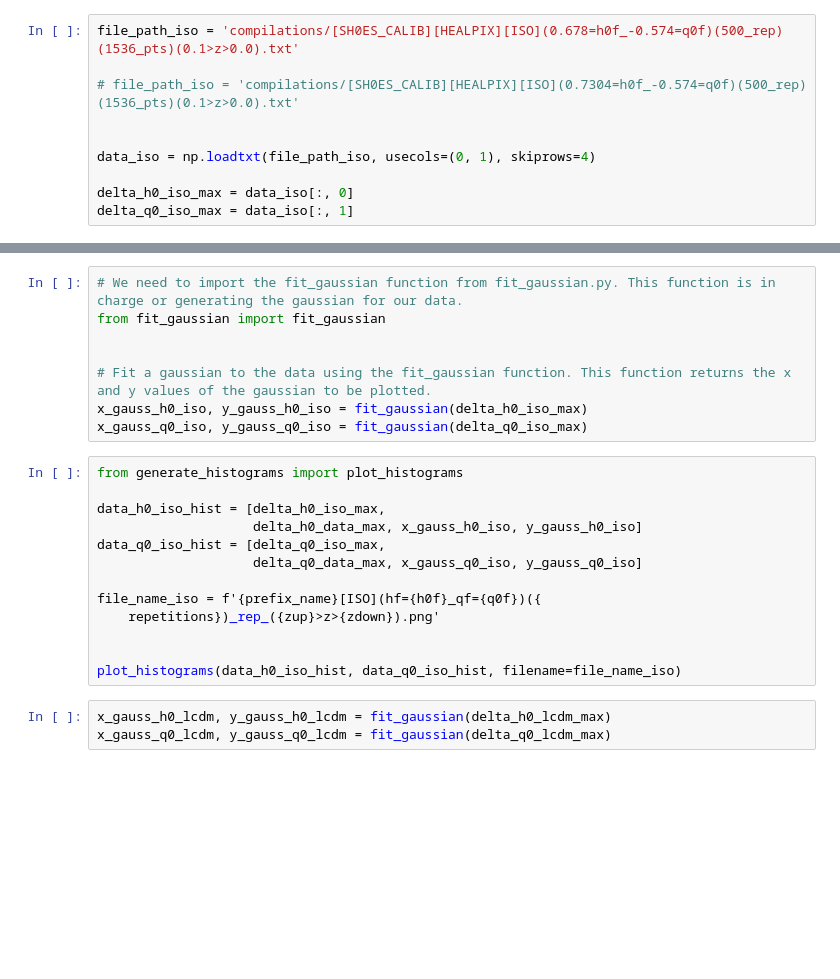
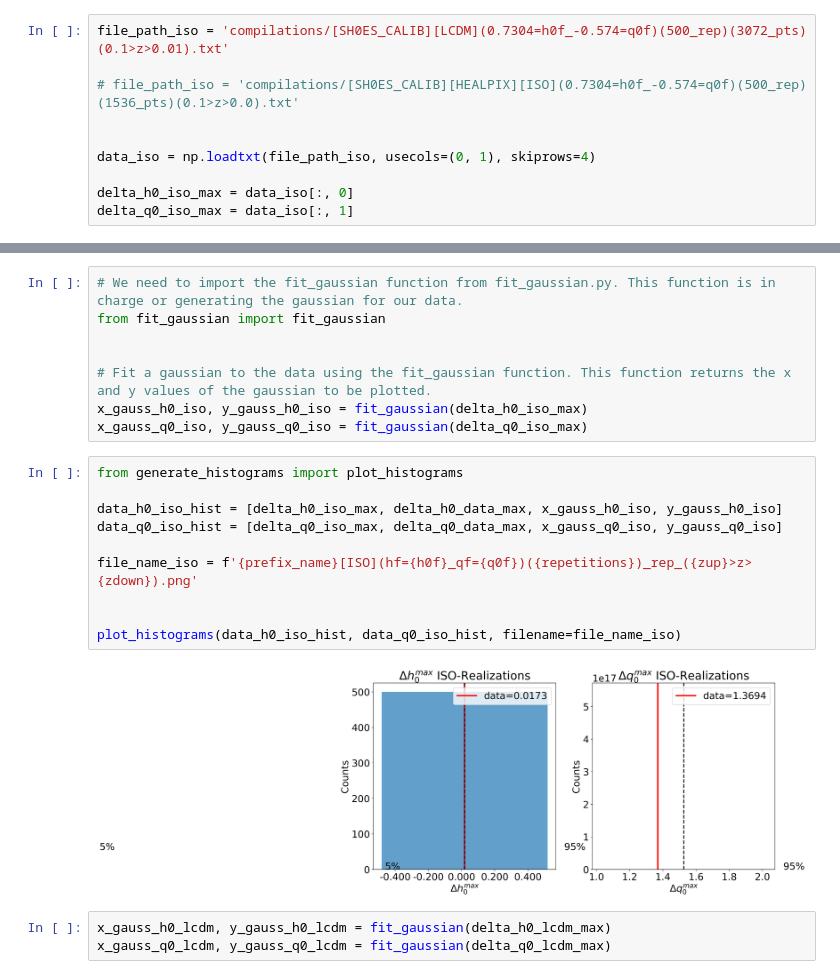
Before and after one commit to leoriohub/cosmographic_analysis, a Jupyter notebook: main.ipynb, the cells around one changed output, grey strips where cells are left out. Saved outputs shown, nothing was run; the diff lists cells and outputs as text; blank space fills up the shorter version.

```diff
--- a/main.ipynb
+++ b/main.ipynb
@@ -500,7 +495,7 @@ np.savetxt(filename_lcdm, save_data_lcdm, header=header_lcdm)
 # %% [markdown]
 # Load the results from text files
 # %%
-file_path_iso = 'compilations/[SH0ES_CALIB][HEALPIX][ISO](0.678=h0f_-0.574=q0f)(500_rep)(1536_pts)(0.1>z>0.0).txt'
+file_path_iso = 'compilations/[SH0ES_CALIB][LCDM](0.7304=h0f_-0.574=q0f)(500_rep)(3072_pts)(0.1>z>0.01).txt'
 
 # file_path_iso = 'compilations/[SH0ES_CALIB][HEALPIX][ISO](0.7304=h0f_-0.574=q0f)(500_rep)(1536_pts)(0.1>z>0.0).txt'
 
@@ -533,16 +528,15 @@ x_gauss_q0_iso, y_gauss_q0_iso = fit_gaussian(delta_q0_iso_max)
 # %%
 from generate_histograms import plot_histograms
 
-data_h0_iso_hist = [delta_h0_iso_max,
-                    delta_h0_data_max, x_gauss_h0_iso, y_gauss_h0_iso]
-data_q0_iso_hist = [delta_q0_iso_max,
-                    delta_q0_data_max, x_gauss_q0_iso, y_gauss_q0_iso]
+data_h0_iso_hist = [delta_h0_iso_max, delta_h0_data_max, x_gauss_h0_iso, y_gauss_h0_iso]
+data_q0_iso_hist = [delta_q0_iso_max, delta_q0_data_max, x_gauss_q0_iso, y_gauss_q0_iso]
 
-file_name_iso = f'{prefix_name}[ISO](hf={h0f}_qf={q0f})({
-    repetitions})_rep_({zup}>z>{zdown}).png'
+file_name_iso = f'{prefix_name}[ISO](hf={h0f}_qf={q0f})({repetitions})_rep_({zup}>z>{zdown}).png'
 
 
 plot_histograms(data_h0_iso_hist, data_q0_iso_hist, filename=file_name_iso)
+# %% [output]
+[figure, added]
 # %%
 x_gauss_h0_lcdm, y_gauss_h0_lcdm = fit_gaussian(delta_h0_lcdm_max)
 x_gauss_q0_lcdm, y_gauss_q0_lcdm = fit_gaussian(delta_q0_lcdm_max)
```
Also changed, not shown: parts of 13 cells of this notebook.
